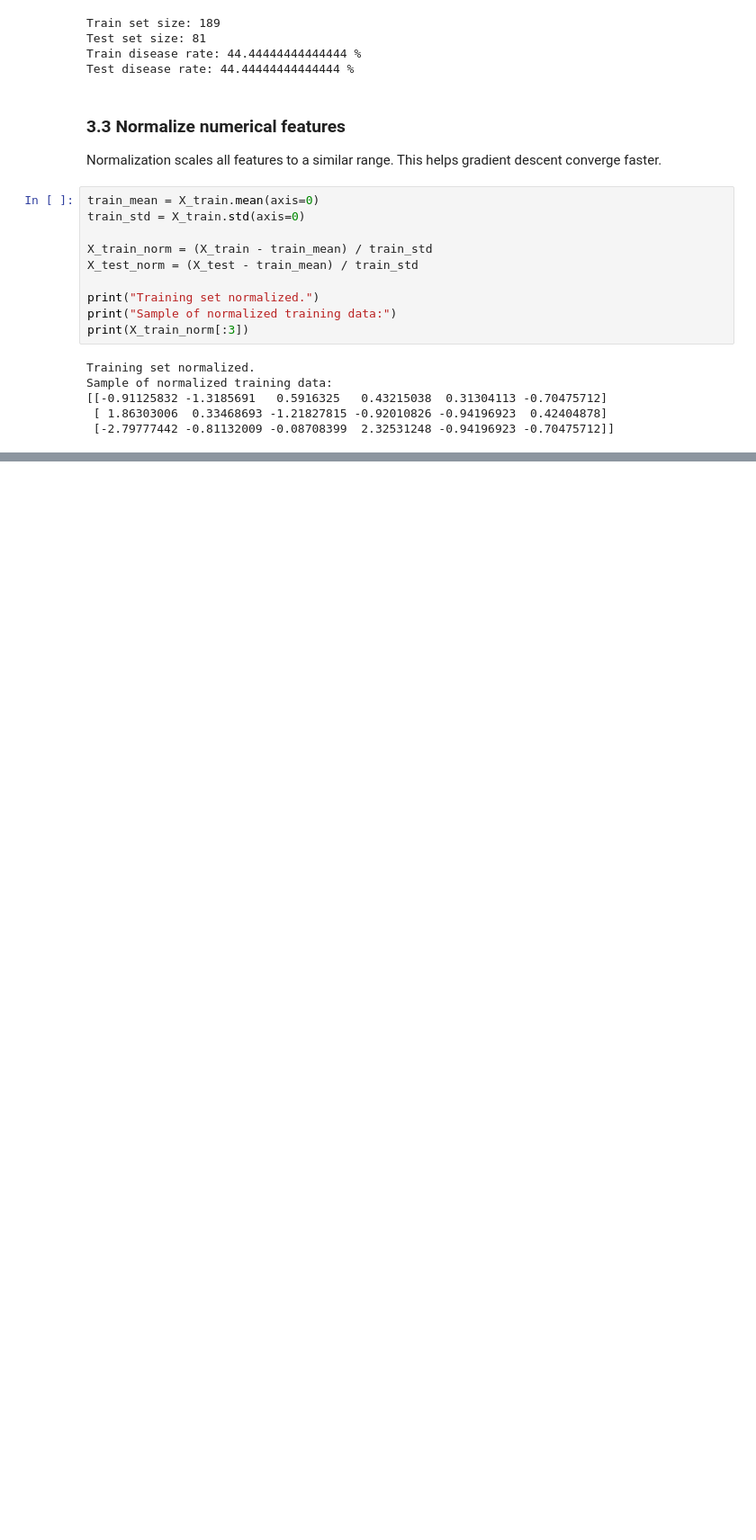
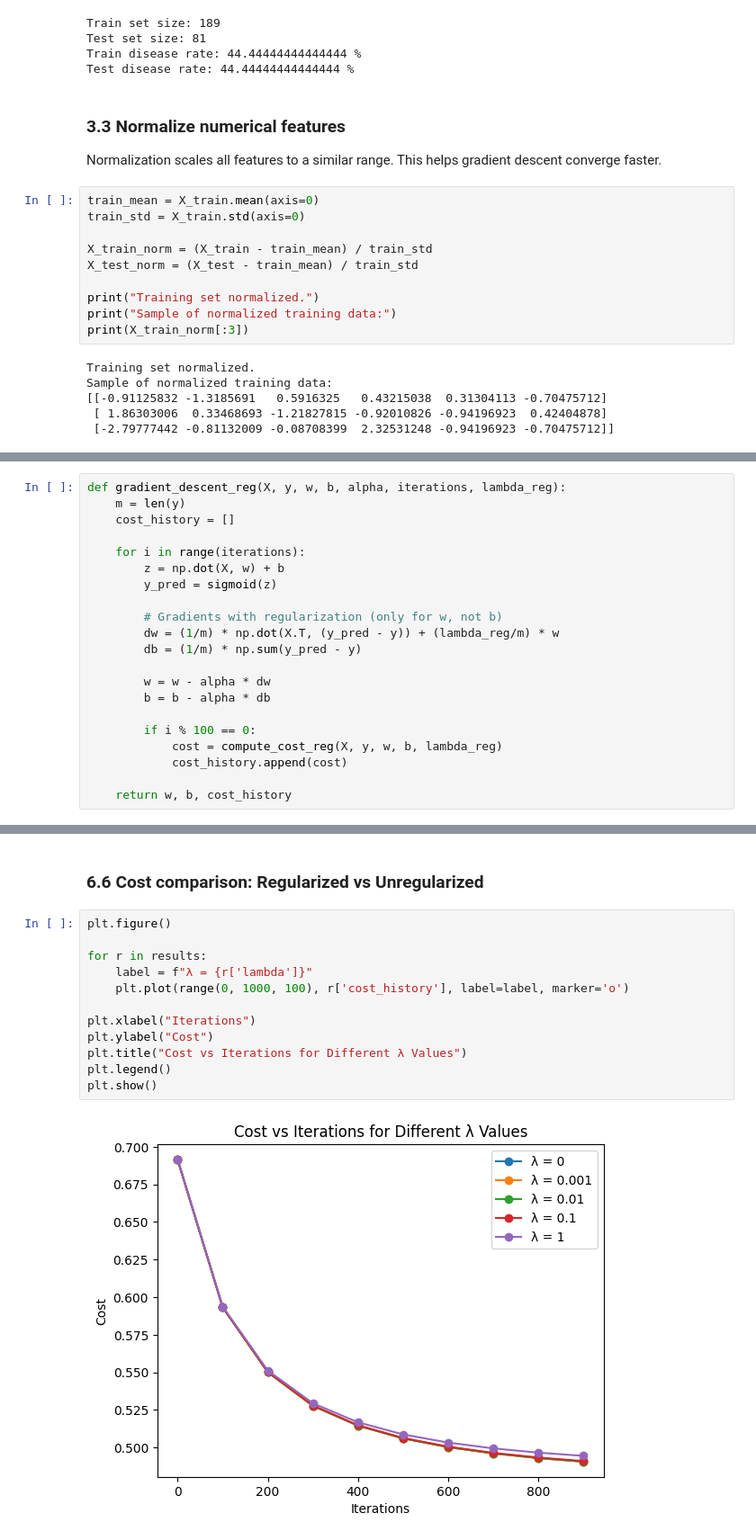
Before and after one commit to Juanseom/heart-disease-regression, a Jupyter notebook: heart_disease_risk_prediction.ipynb, the cells around one changed output, grey strips where cells are left out. Shown at 90% size. Cells and saved outputs as stored; diff of their text form; blank space fills up the shorter version.

```diff
--- a/heart_disease_risk_prediction.ipynb
+++ b/heart_disease_risk_prediction.ipynb
@@ -254,0 +622,21 @@ Sample of normalized training data:
+# %%
+def gradient_descent_reg(X, y, w, b, alpha, iterations, lambda_reg):
+    m = len(y)
+    cost_history = []
+
+    for i in range(iterations):
+        z = np.dot(X, w) + b
+        y_pred = sigmoid(z)
+
+        # Gradients with regularization (only for w, not b)
+        dw = (1/m) * np.dot(X.T, (y_pred - y)) + (lambda_reg/m) * w
+        db = (1/m) * np.sum(y_pred - y)
+
+        w = w - alpha * dw
+        b = b - alpha * db
+
+        if i % 100 == 0:
+            cost = compute_cost_reg(X, y, w, b, lambda_reg)
+            cost_history.append(cost)
+
+    return w, b, cost_history
@@ -254,0 +727,16 @@ Sample of normalized training data:
+# %% [markdown]
+### 6.6 Cost comparison: Regularized vs Unregularized
+# %%
+plt.figure()
+
+for r in results:
+    label = f"λ = {r['lambda']}"
+    plt.plot(range(0, 1000, 100), r['cost_history'], label=label, marker='o')
+
+plt.xlabel("Iterations")
+plt.ylabel("Cost")
+plt.title("Cost vs Iterations for Different λ Values")
+plt.legend()
+plt.show()
+# %% [output]
+[figure, added]
```
Also changed, not shown: parts of 40 cells of this notebook.
